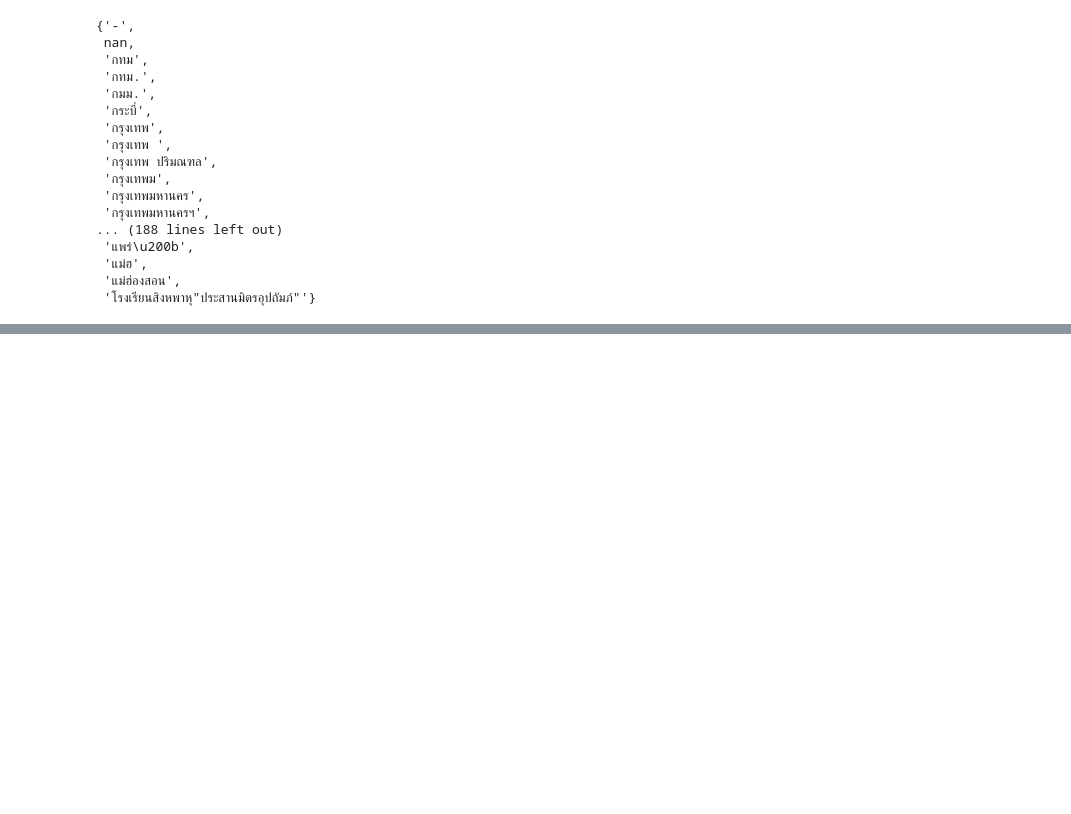
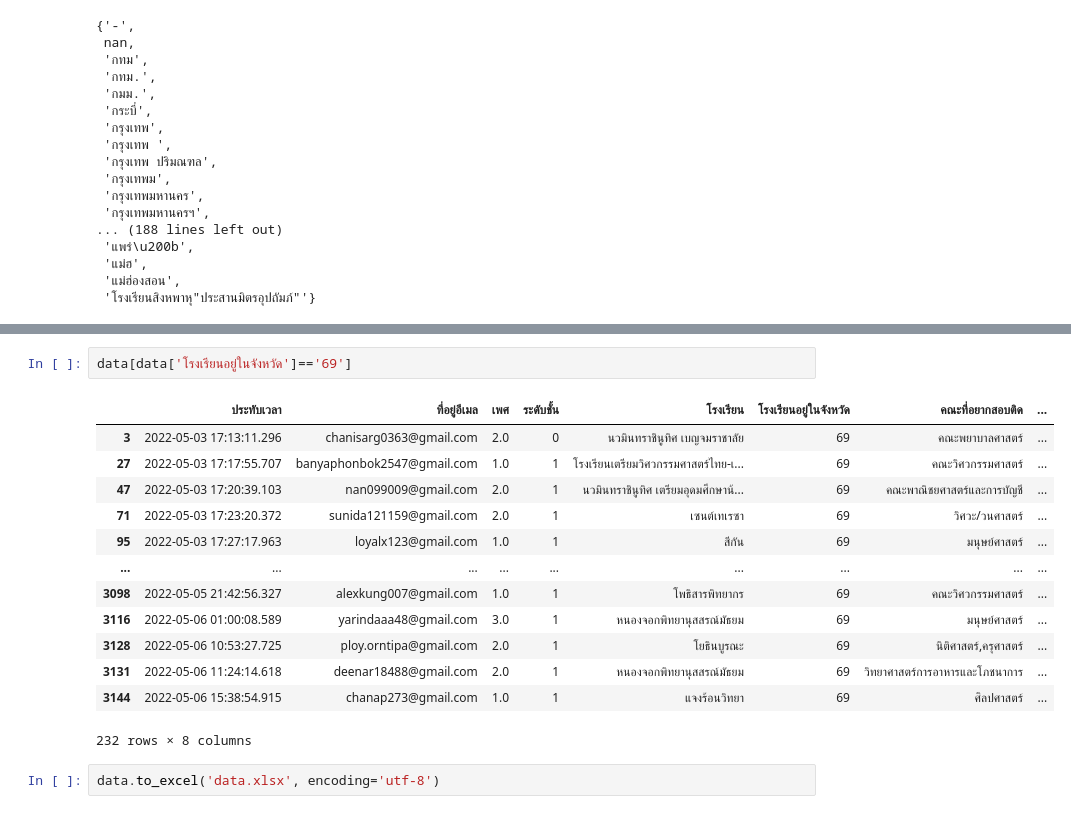
Before and after one commit to Umaporn19/data_viz_2022, a Jupyter notebook: data0605.ipynb, the cells around one changed output, grey strips where cells are left out. Saved outputs shown, nothing was run; the diff lists cells and outputs as text; blank space fills up the shorter version.

```diff
--- a/data0605.ipynb
+++ b/data0605.ipynb
@@ -260,0 +261,18 @@ data['โรงเรียนอยู่ในจังหวัด'].replace(
+# %%
+data[data['โรงเรียนอยู่ในจังหวัด']=='69']
+# %% [output]
+|  | ประทับเวลา | ที่อยู่อีเมล | เพศ | ระดับชั้น | โรงเรียน | โรงเรียนอยู่ในจังหวัด | คณะที่อยากสอบติด | ... |
+| 3 | 2022-05-03 17:13:11.296 | chanisarg0363@gmail.com | 2.0 | 0 | นวมินทราชินูทิศ เบญจมราชาลัย | 69 | คณะพยาบาลศาสตร์ | ... |
+| 27 | 2022-05-03 17:17:55.707 | banyaphonbok2547@gmail.com | 1.0 | 1 | โรงเรียนเตรียมวิศวกรรมศาสตร์ไทย-เ... | 69 | คณะวิศวกรรมศาสตร์ | ... |
+| 47 | 2022-05-03 17:20:39.103 | nan099009@gmail.com | 2.0 | 1 | นวมินทราชินูทิศ เตรียมอุดมศึกษาน้... | 69 | คณะพาณิชยศาสตร์และการบัญชี | ... |
+| 71 | 2022-05-03 17:23:20.372 | sunida121159@gmail.com | 2.0 | 1 | เซนต์เทเรซา | 69 | วิศวะ/วนศาสตร์ | ... |
+| 95 | 2022-05-03 17:27:17.963 | loyalx123@gmail.com | 1.0 | 1 | สีกัน | 69 | มนุษย์ศาสตร์ | ... |
+| ... | ... | ... | ... | ... | ... | ... | ... | ... |
+| 3098 | 2022-05-05 21:42:56.327 | alexkung007@gmail.com | 1.0 | 1 | โพธิสารพิทยากร | 69 | คณะวิศวกรรมศาสตร์ | ... |
+| 3116 | 2022-05-06 01:00:08.589 | yarindaaa48@gmail.com | 3.0 | 1 | หนองจอกพิทยานุสสรณ์มัธยม | 69 | มนุษย์ศาสตร์ | ... |
+| 3128 | 2022-05-06 10:53:27.725 | ploy.orntipa@gmail.com | 2.0 | 1 | โยธินบูรณะ | 69 | นิติศาสตร์,ครุศาสตร์ | ... |
+| 3131 | 2022-05-06 11:24:14.618 | deenar18488@gmail.com | 2.0 | 1 | หนองจอกพิทยานุสสรณ์มัธยม | 69 | วิทยาศาสตร์การอาหารและโภชนาการ | ... |
+| 3144 | 2022-05-06 15:38:54.915 | chanap273@gmail.com | 1.0 | 1 | แจงร้อนวิทยา | 69 | ศิลปศาสตร์ | ... |
+232 rows × 8 columns
+# %%
+data.to_excel('data.xlsx', encoding='utf-8')
```
Also changed, not shown: parts of 1 cell of this notebook.
